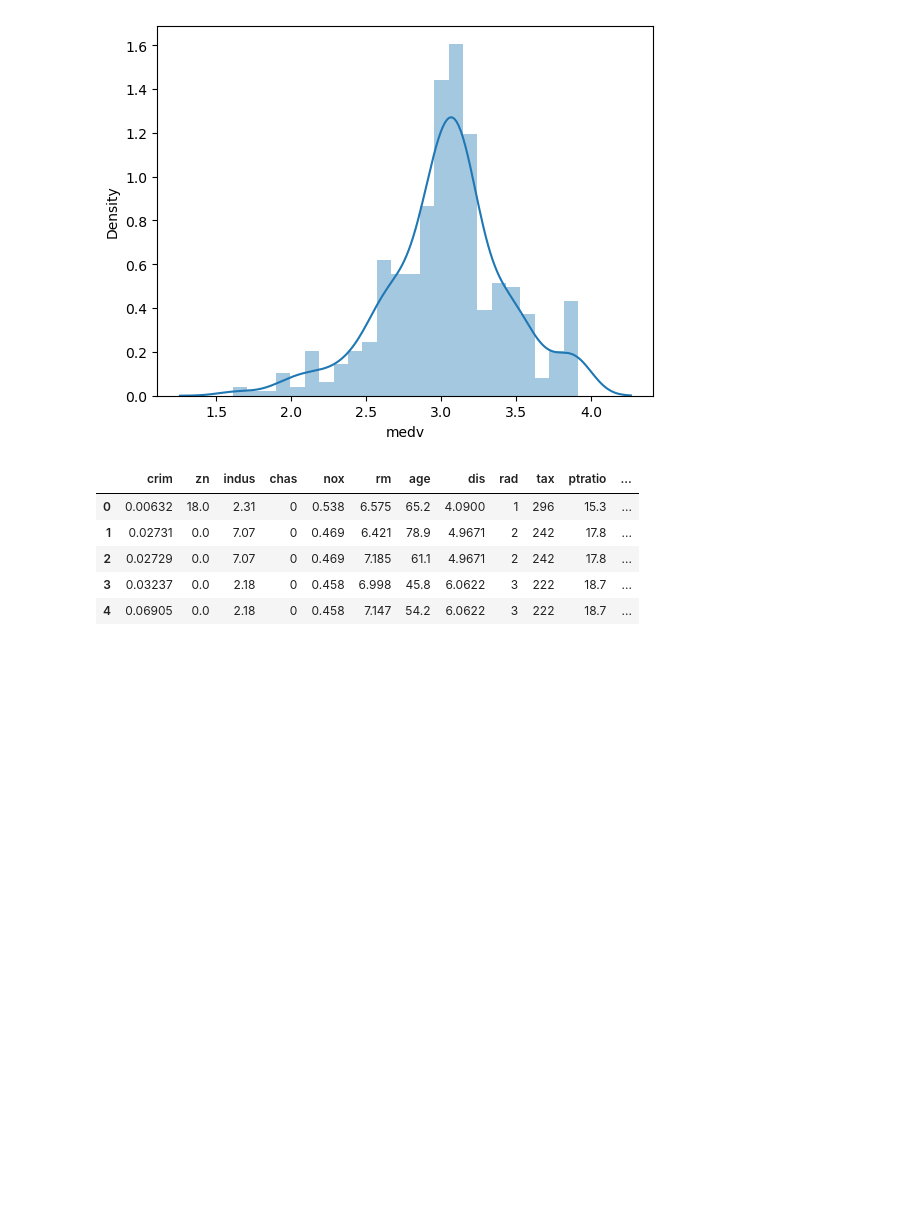
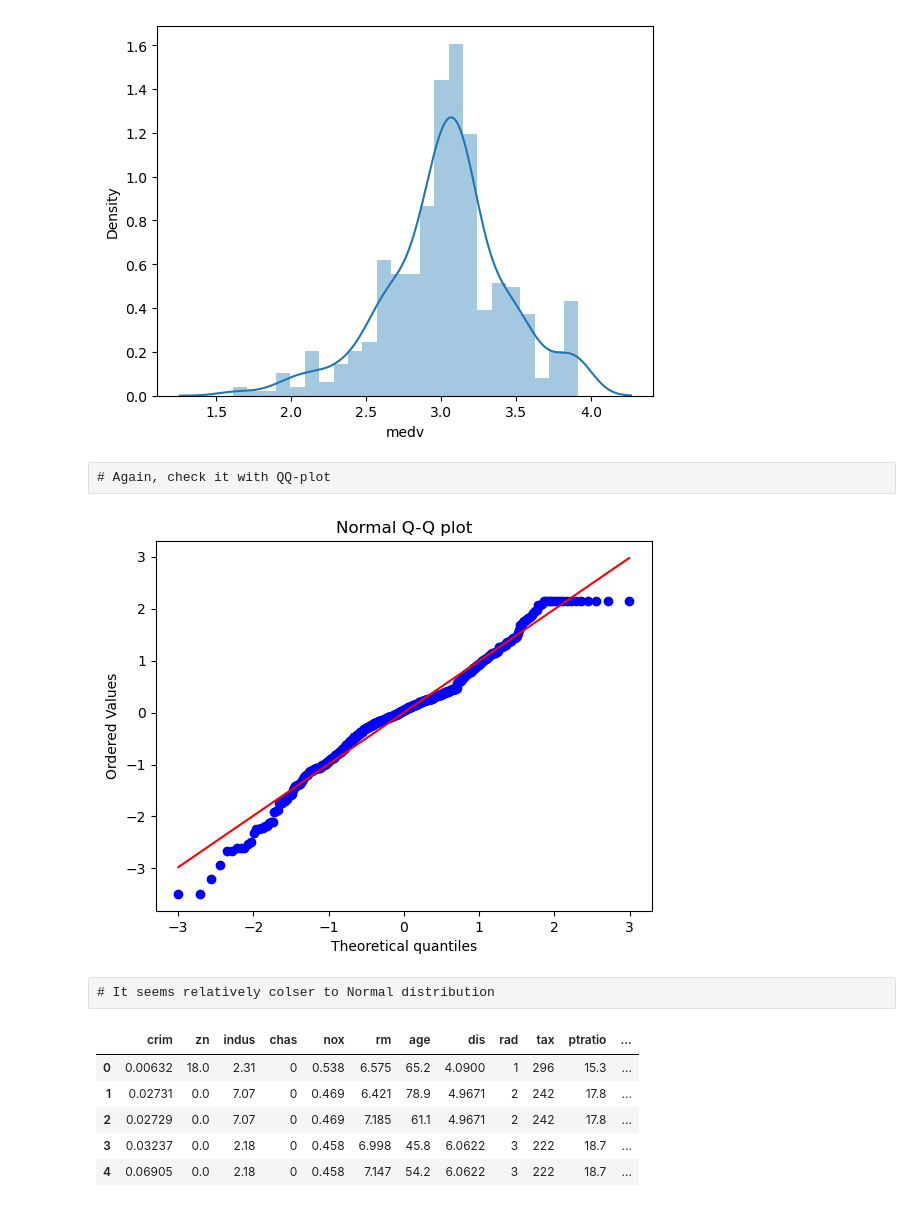
Before and after one commit to JulyAug/Assignment, a Jupyter notebook: Houseprice.ipynb, the cells around one changed output. Drawn from its saved outputs; the diff is of its cells as text; code cells hidden in the pictures; blank space fills up the shorter version.

```diff
--- a/Houseprice.ipynb
+++ b/Houseprice.ipynb
@@ -101,6 +113,18 @@ sns.distplot(np.log(housing['medv']))
 plt.show()
 # %% [output]
 [figure]
+# %% [raw]
+# Again, check it with QQ-plot
+# %%
+z = ((np.log(housing['medv']))-np.mean(np.log(housing['medv'])))/np.std((np.log(housing['medv'])))
+stats.probplot(z, dist="norm", plot=plt)
+
+plt.title("Normal Q-Q plot")
+plt.show()
+# %% [output]
+[figure, added]
+# %% [raw]
+# It seems relatively colser to Normal distribution
 # %%
 housing['medv_log_trans']= np.log(housing['medv'])
 housing.head()
```
Also changed, not shown: parts of 53 cells of this notebook.
